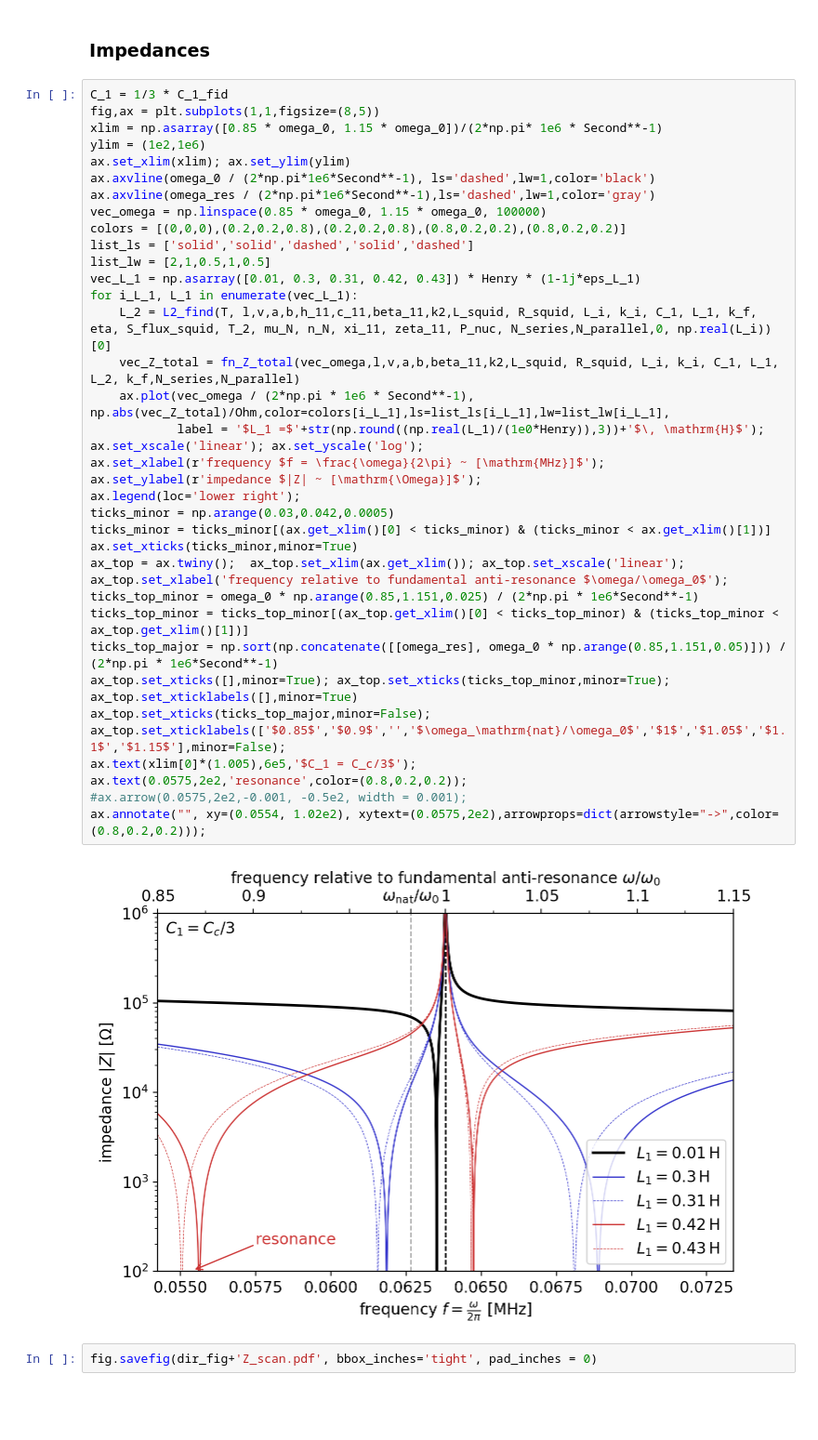
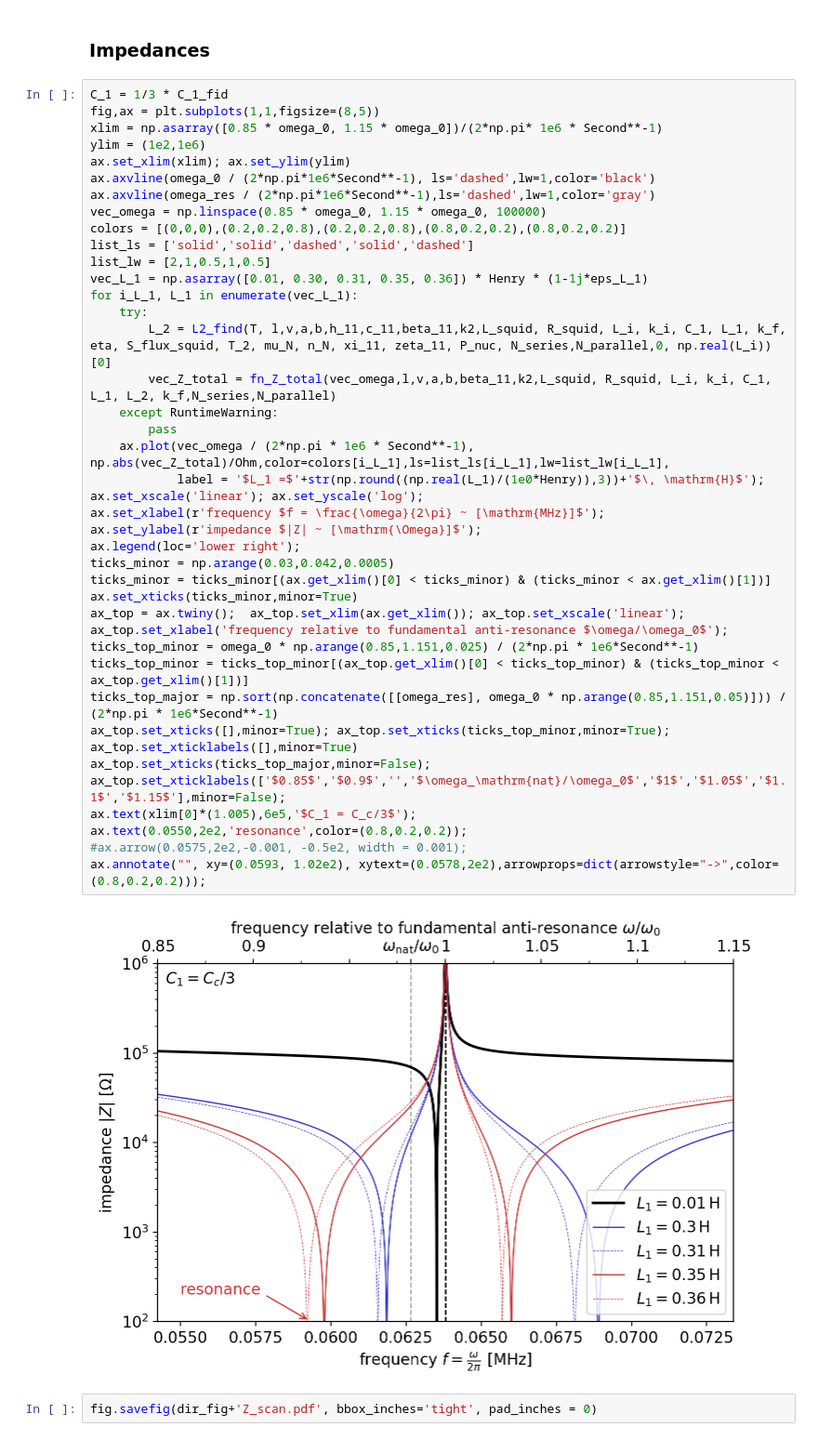
Before and after one commit to kenvantilburg/piezoaxionic-effect, a Jupyter notebook: code/supporting_plots_eta20.ipynb, the cells around one changed output. Shown at 93% size. Drawn from its saved outputs; the diff is of its cells as text; blank space fills up the shorter version.

```diff
--- a/code/supporting_plots_eta20.ipynb
+++ b/code/supporting_plots_eta20.ipynb
@@ -150,39 +150,42 @@ C_1 = 1/3 * C_1_fid
 fig,ax = plt.subplots(1,1,figsize=(8,5))
 xlim = np.asarray([0.85 * omega_0, 1.15 * omega_0])/(2*np.pi* 1e6 * Second**-1)
 ylim = (1e2,1e6)
 ax.set_xlim(xlim); ax.set_ylim(ylim)
 ax.axvline(omega_0 / (2*np.pi*1e6*Second**-1), ls='dashed',lw=1,color='black')
 ax.axvline(omega_res / (2*np.pi*1e6*Second**-1),ls='dashed',lw=1,color='gray')
 vec_omega = np.linspace(0.85 * omega_0, 1.15 * omega_0, 100000)
 colors = [(0,0,0),(0.2,0.2,0.8),(0.2,0.2,0.8),(0.8,0.2,0.2),(0.8,0.2,0.2)]
 list_ls = ['solid','solid','dashed','solid','dashed']
 list_lw = [2,1,0.5,1,0.5]
-vec_L_1 = np.asarray([0.01, 0.3, 0.31, 0.42, 0.43]) * Henry * (1-1j*eps_L_1)
+vec_L_1 = np.asarray([0.01, 0.30, 0.31, 0.35, 0.36]) * Henry * (1-1j*eps_L_1)
 for i_L_1, L_1 in enumerate(vec_L_1):
-    L_2 = L2_find(T, l,v,a,b,h_11,c_11,beta_11,k2,L_squid, R_squid, L_i, k_i, C_1, L_1, k_f, eta, S_flux_squid, T_2, mu_N, n_N, xi_11, zeta_11, P_nuc, N_series,N_parallel,0, np.real(L_i))[0]
-    vec_Z_total = fn_Z_total(vec_omega,l,v,a,b,beta_11,k2,L_squid, R_squid, L_i, k_i, C_1, L_1, L_2, k_f,N_series,N_parallel)
+    try:
+        L_2 = L2_find(T, l,v,a,b,h_11,c_11,beta_11,k2,L_squid, R_squid, L_i, k_i, C_1, L_1, k_f, eta, S_flux_squid, T_2, mu_N, n_N, xi_11, zeta_11, P_nuc, N_series,N_parallel,0, np.real(L_i))[0]
+        vec_Z_total = fn_Z_total(vec_omega,l,v,a,b,beta_11,k2,L_squid, R_squid, L_i, k_i, C_1, L_1, L_2, k_f,N_series,N_parallel)
+    except RuntimeWarning:
+        pass
     ax.plot(vec_omega / (2*np.pi * 1e6 * Second**-1), np.abs(vec_Z_total)/Ohm,color=colors[i_L_1],ls=list_ls[i_L_1],lw=list_lw[i_L_1],
             label = '$L_1 =$'+str(np.round((np.real(L_1)/(1e0*Henry)),3))+'$\, \mathrm{H}$');
 ax.set_xscale('linear'); ax.set_yscale('log');
 ax.set_xlabel(r'frequency $f = \frac{\omega}{2\pi} ~ [\mathrm{MHz}]$'); ax.set_ylabel(r'impedance $|Z| ~ [\mathrm{\Omega}]$');
 ax.legend(loc='lower right');
 ticks_minor = np.arange(0.03,0.042,0.0005)
 ticks_minor = ticks_minor[(ax.get_xlim()[0] < ticks_minor) & (ticks_minor < ax.get_xlim()[1])]
 ax.set_xticks(ticks_minor,minor=True)
 ax_top = ax.twiny();  ax_top.set_xlim(ax.get_xlim()); ax_top.set_xscale('linear');
 ax_top.set_xlabel('frequency relative to fundamental anti-resonance $\omega/\omega_0$');
 ticks_top_minor = omega_0 * np.arange(0.85,1.151,0.025) / (2*np.pi * 1e6*Second**-1)
 ticks_top_minor = ticks_top_minor[(ax_top.get_xlim()[0] < ticks_top_minor) & (ticks_top_minor < ax_top.get_xlim()[1])]
 ticks_top_major = np.sort(np.concatenate([[omega_res], omega_0 * np.arange(0.85,1.151,0.05)])) / (2*np.pi * 1e6*Second**-1)
 ax_top.set_xticks([],minor=True); ax_top.set_xticks(ticks_top_minor,minor=True); ax_top.set_xticklabels([],minor=True)
 ax_top.set_xticks(ticks_top_major,minor=False);
 ax_top.set_xticklabels(['$0.85$','$0.9$','','$\omega_\mathrm{nat}/\omega_0$','$1$','$1.05$','$1.1$','$1.15$'],minor=False);
 ax.text(xlim[0]*(1.005),6e5,'$C_1 = C_c/3$');
-ax.text(0.0575,2e2,'resonance',color=(0.8,0.2,0.2));
+ax.text(0.0550,2e2,'resonance',color=(0.8,0.2,0.2));
 #ax.arrow(0.0575,2e2,-0.001, -0.5e2, width = 0.001);
-ax.annotate("", xy=(0.0554, 1.02e2), xytext=(0.0575,2e2),arrowprops=dict(arrowstyle="->",color=(0.8,0.2,0.2)));
+ax.annotate("", xy=(0.0593, 1.02e2), xytext=(0.0578,2e2),arrowprops=dict(arrowstyle="->",color=(0.8,0.2,0.2)));
 # %% [output]
-[figure, old version]
+[figure, new version]
 # %%
 fig.savefig(dir_fig+'Z_scan.pdf', bbox_inches='tight', pad_inches = 0)
 # %% [markdown]
```
Also changed, not shown: parts of 4 cells of this notebook, 1 other file.
